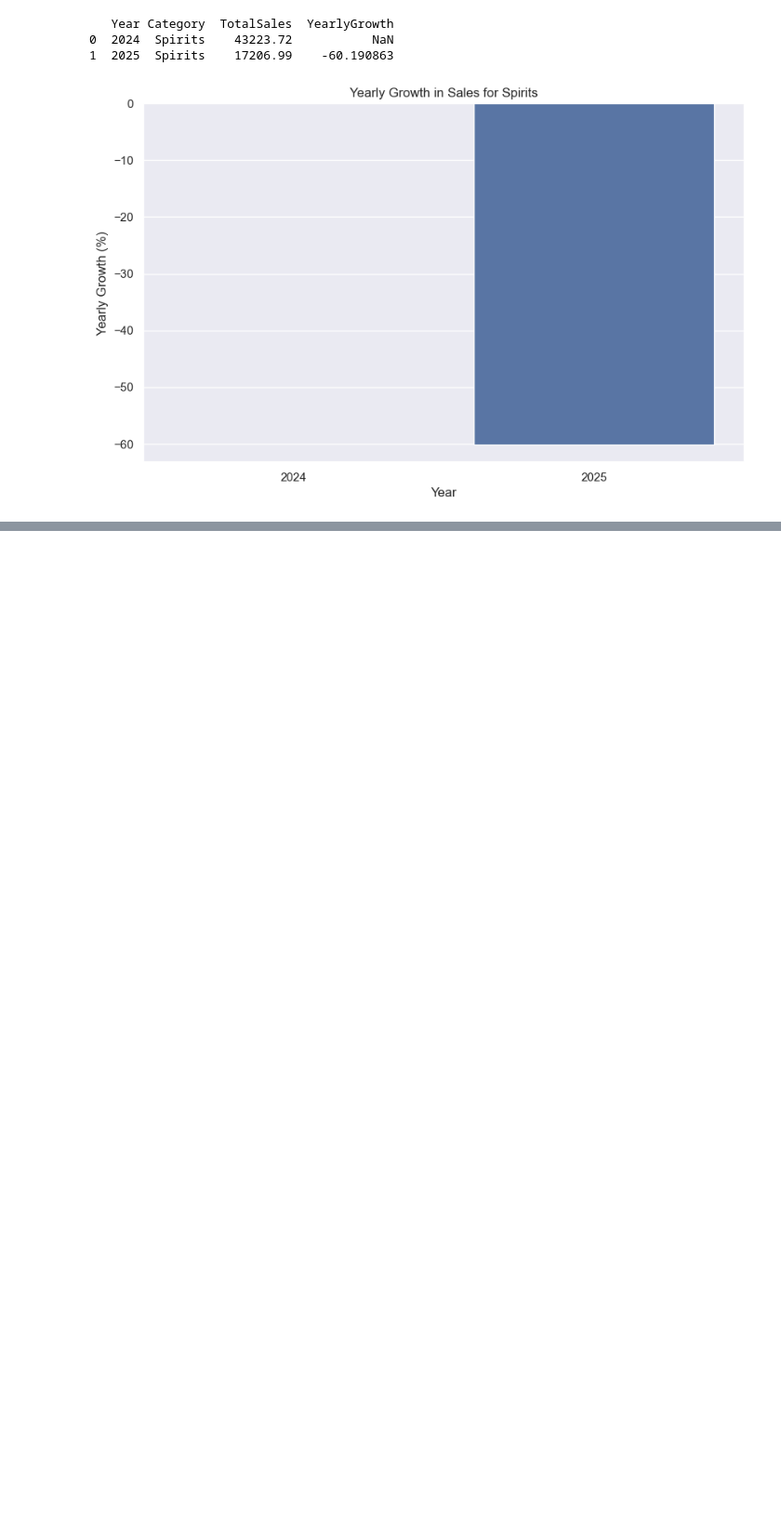
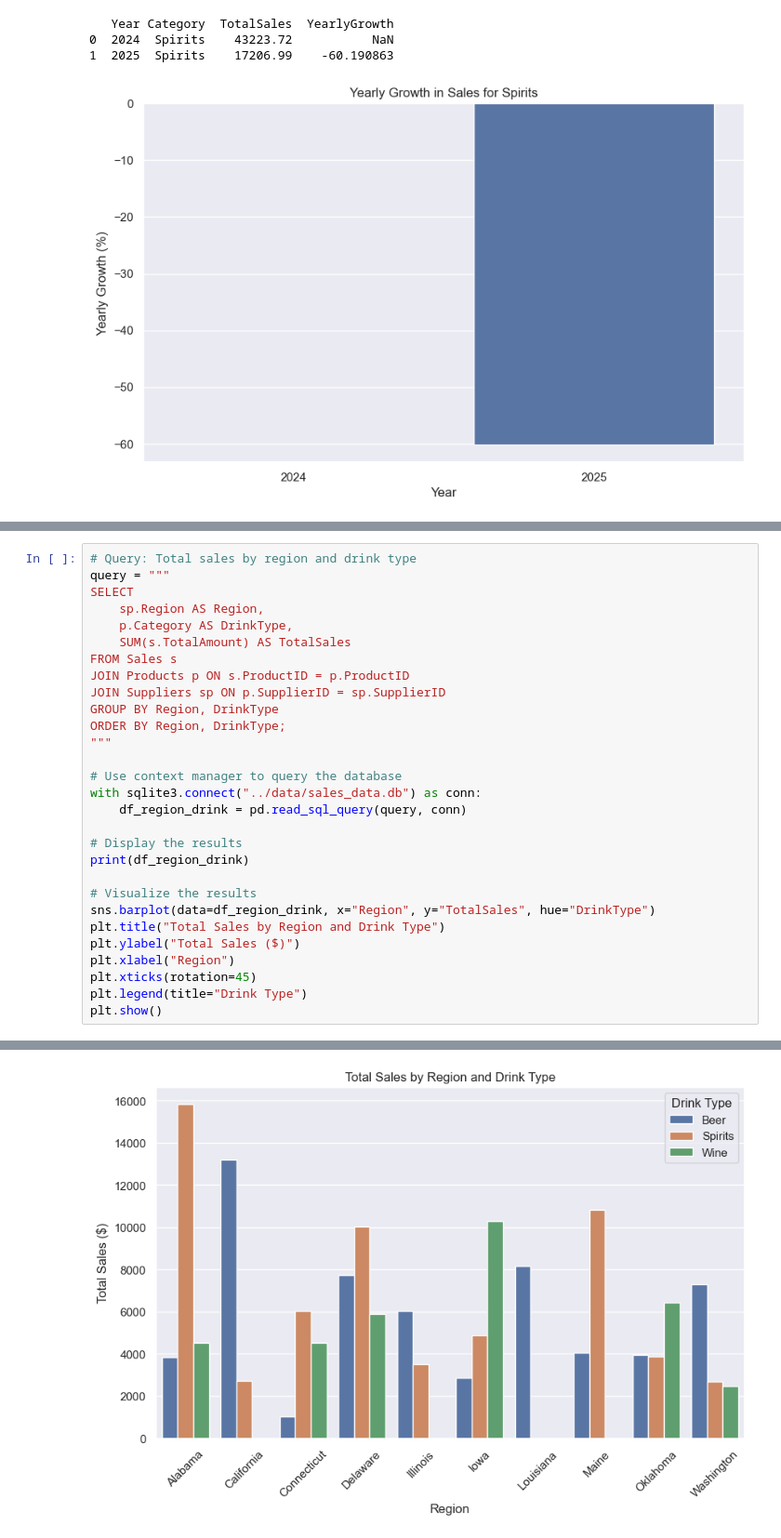
Before and after one commit to avidcyclist/ground_signal, a Jupyter notebook: notebooks/practice.ipynb, the cells around one changed output, grey strips where cells are left out. Shown at 93% size. Saved outputs shown, nothing was run; the diff lists cells and outputs as text; blank space fills up the shorter version.

```diff
--- a/notebooks/practice.ipynb
+++ b/notebooks/practice.ipynb
@@ -382,0 +504,30 @@ plt.show()
+# %%
+# Query: Total sales by region and drink type
+query = """
+SELECT
+    sp.Region AS Region,
+    p.Category AS DrinkType,
+    SUM(s.TotalAmount) AS TotalSales
+FROM Sales s
+JOIN Products p ON s.ProductID = p.ProductID
+JOIN Suppliers sp ON p.SupplierID = sp.SupplierID
+GROUP BY Region, DrinkType
+ORDER BY Region, DrinkType;
+"""
+
+# Use context manager to query the database
+with sqlite3.connect("../data/sales_data.db") as conn:
+    df_region_drink = pd.read_sql_query(query, conn)
+
+# Display the results
+print(df_region_drink)
+
+# Visualize the results
+sns.barplot(data=df_region_drink, x="Region", y="TotalSales", hue="DrinkType")
+plt.title("Total Sales by Region and Drink Type")
+plt.ylabel("Total Sales ($)")
+plt.xlabel("Region")
+plt.xticks(rotation=45)
+plt.legend(title="Drink Type")
+plt.show()
+# %% [output]
@@ -382,0 +551 @@ plt.show()
+[figure, added]
```
Also changed, not shown: parts of 14 cells of this notebook, 1 other file.
